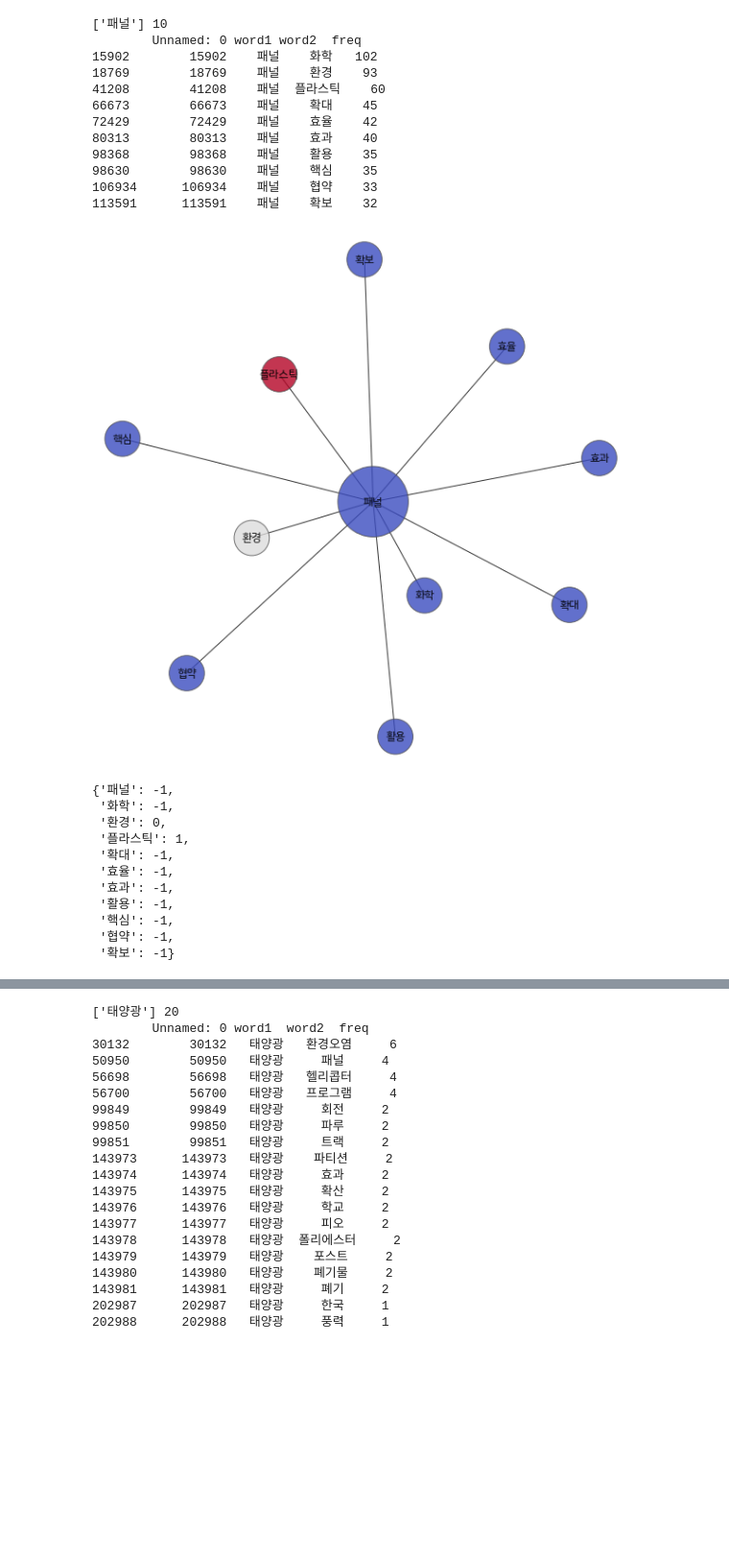
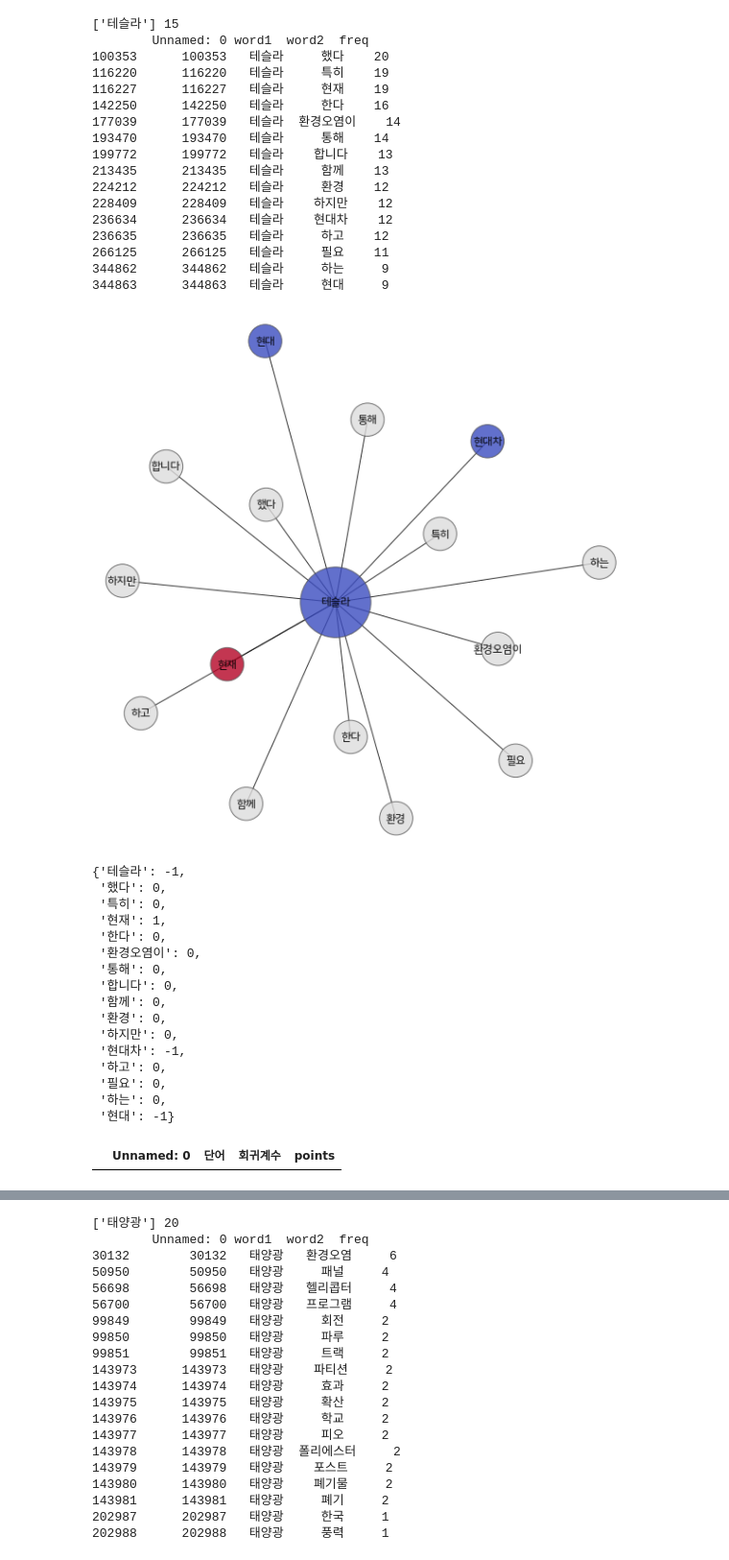
Before and after one commit to LeeKunHa/Construct-Sentiment-Dictionary-for-Companies-Conducting-Eco-Friendly-Businesses, a Jupyter notebook: main.ipynb, the cells around one changed output, grey strips where cells are left out. Shown: that part at 96% size. Cells and saved outputs as stored; diff of their text form; code cells hidden in the pictures; blank space fills up the shorter version.

```diff
--- a/main.ipynb
+++ b/main.ipynb
@@ -90,27 +61,41 @@ visualization.draw(news_data,sent_dict,['태양광'],15)
-# %%
-visualization.draw(news_data,sent_dict,['패널'],10)
-# %% [output]
-['패널'] 10
-        Unnamed: 0 word1 word2  freq
-15902        15902    패널    화학   102
-18769        18769    패널    환경    93
-41208        41208    패널  플라스틱    60
-66673        66673    패널    확대    45
-72429        72429    패널    효율    42
-80313        80313    패널    효과    40
-98368        98368    패널    활용    35
-98630        98630    패널    핵심    35
-106934      106934    패널    협약    33
-113591      113591    패널    확보    32
-[figure, removed]
-{'패널': -1,
- '화학': -1,
- '환경': 0,
- '플라스틱': 1,
- '확대': -1,
- '효율': -1,
- '효과': -1,
- '활용': -1,
- '핵심': -1,
- '협약': -1,
- '확보': -1}
+# %%
+visualization.draw(news_data,sent_dict,['테슬라'],15)
+# %% [output]
+['테슬라'] 15
+        Unnamed: 0 word1  word2  freq
+100353      100353   테슬라     했다    20
+116220      116220   테슬라     특히    19
+116227      116227   테슬라     현재    19
+142250      142250   테슬라     한다    16
+177039      177039   테슬라  환경오염이    14
+193470      193470   테슬라     통해    14
+199772      199772   테슬라    합니다    13
+213435      213435   테슬라     함께    13
+224212      224212   테슬라     환경    12
+228409      228409   테슬라    하지만    12
+236634      236634   테슬라    현대차    12
+236635      236635   테슬라     하고    12
+266125      266125   테슬라     필요    11
+344862      344862   테슬라     하는     9
+344863      344863   테슬라     현대     9
+[figure, added]
+{'테슬라': -1,
+ '했다': 0,
+ '특히': 0,
+ '현재': 1,
+ '한다': 0,
+ '환경오염이': 0,
+ '통해': 0,
+ '합니다': 0,
+ '함께': 0,
+ '환경': 0,
+ '하지만': 0,
+ '현대차': -1,
+ '하고': 0,
+ '필요': 0,
+ '하는': 0,
+ '현대': -1}
+# %%
+sent_dict[sent_dict['단어']=='태양광']
+# %% [output]
+|  | Unnamed: 0 | 단어 | 회귀계수 | points |
```
Also changed, not shown: parts of 25 cells of this notebook, 9 other files.
